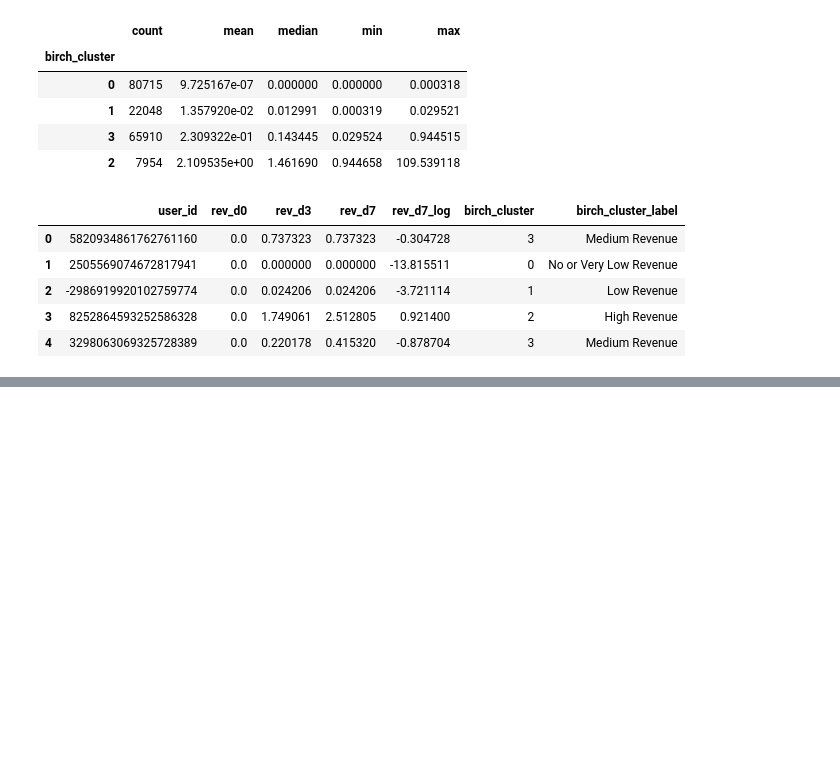
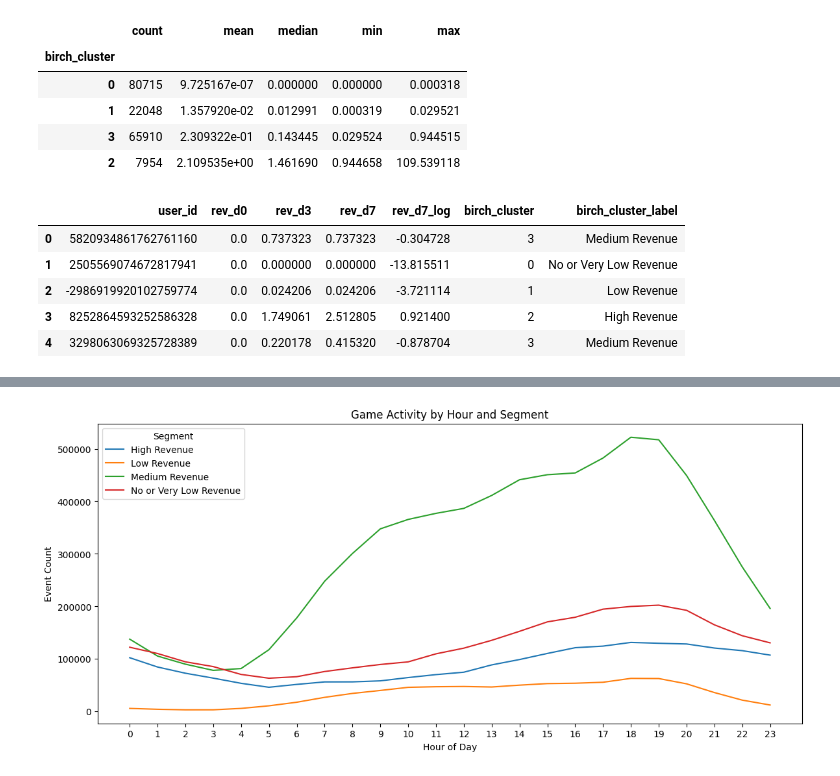
Before and after one commit to ecesuolgunkesici/player-revenue-prediction, a Jupyter notebook: player_revenue_prediction.ipynb, the cells around one changed output, grey strips where cells are left out. Drawn from its saved outputs; the diff is of its cells as text; code cells hidden in the pictures; blank space fills up the shorter version.

```diff
--- a/player_revenue_prediction.ipynb
+++ b/player_revenue_prediction.ipynb
@@ -365,0 +412,4 @@ user_revenue.to_csv('outputs/looker_studio_data/user_revenue_birch_segmented.csv
+# %%
+user_revenue['ltv_d7'] = user_revenue['rev_d7']
+ltv_by_segment = user_revenue.groupby('birch_cluster_label')['ltv_d7'].mean().sort_values(ascending=False)
+logging.info(ltv_by_segment)
@@ -365,0 +540,16 @@ user_revenue.to_csv('outputs/looker_studio_data/user_revenue_birch_segmented.csv
+# %%
+# Analysis of event occurrence times with Segments
+
+segments_df = df.merge(user_revenue[['user_id', 'birch_cluster_label']], on='user_id', how='left')
+hourly_segment = segments_df.groupby(['event_hour', 'birch_cluster_label']).size().reset_index(name='event_count')
+
+plt.figure(figsize=(14, 6))
+sns.lineplot(data=hourly_segment, x='event_hour', y='event_count', hue='birch_cluster_label')
+plt.title("Game Activity by Hour and Segment")
+plt.xlabel("Hour of Day")
+plt.ylabel("Event Count")
+plt.xticks(range(0, 24))
+plt.legend(title='Segment')
+plt.show()
+# %% [output]
+[figure, added]
```
Also changed, not shown: parts of 24 cells of this notebook, 4 other files.
